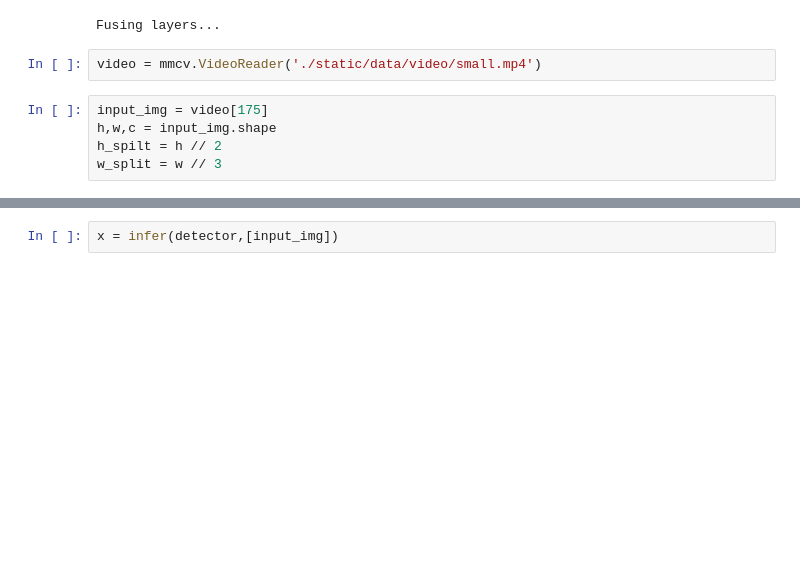
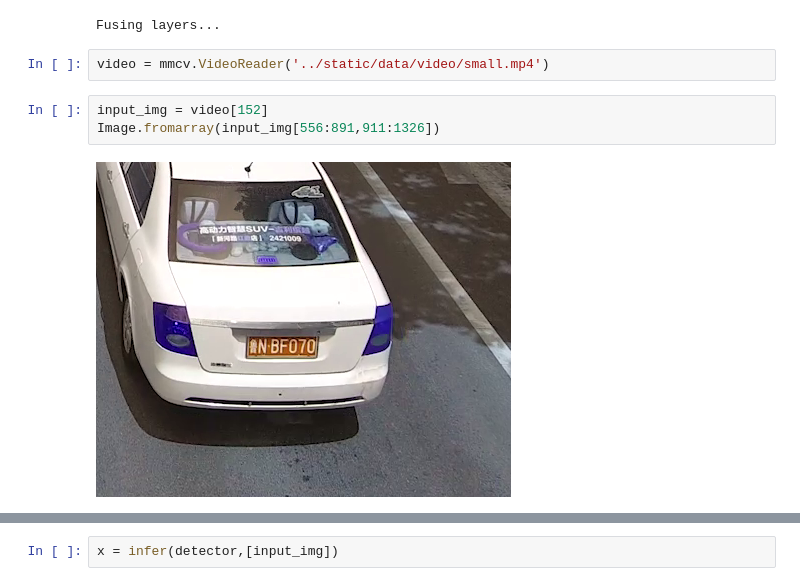
Before and after one commit to SDGLBL/ITrafficSceneApplication, a Jupyter notebook: test_ipynb/detector.ipynb, the cells around one changed output, grey strips where cells are left out. Drawn from its saved outputs; the diff is of its cells as text; blank space fills up the shorter version.

```diff
--- a/test_ipynb/detector.ipynb
+++ b/test_ipynb/detector.ipynb
@@ -28,9 +24,9 @@ def infer(detector:BaseDetector,imgs:list):
 # %% [output]
 Fusing layers...
 # %%
-video = mmcv.VideoReader('./static/data/video/small.mp4')
+video = mmcv.VideoReader('../static/data/video/small.mp4')
-# %%
-input_img = video[175]
-h,w,c = input_img.shape
-h_spilt = h // 2
-w_split = w // 3
+# %%
+input_img = video[152]
+Image.fromarray(input_img[556:891,911:1326])
+# %% [output]
+[figure, added]
```
Also changed, not shown: parts of 3 cells of this notebook, 5 other files.
